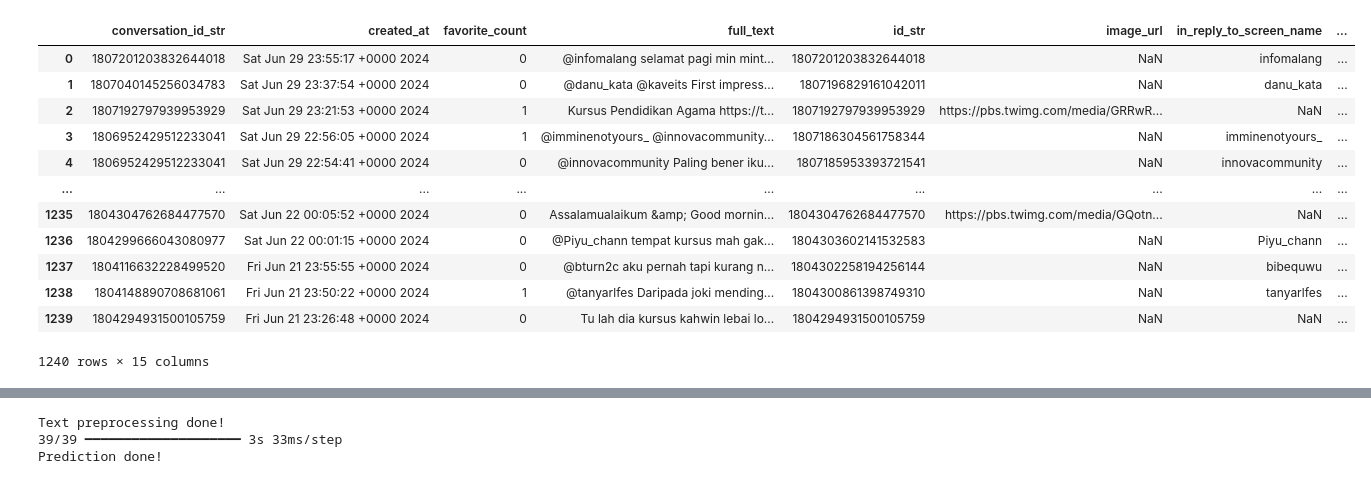
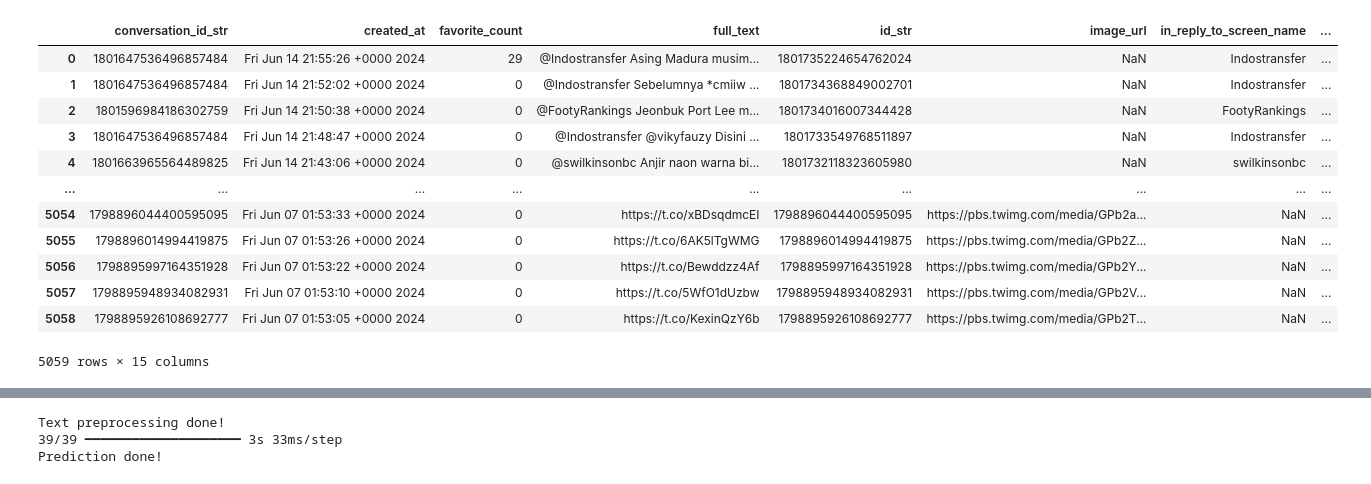
Before and after one commit to rissopanji/KLASIFIKASI-EMOSI, a Jupyter notebook: 08. Evaluasi Pola (Pattern Evaluation)/bilstm.ipynb, the cells around one changed output, grey strips where cells are left out. Cells and saved outputs as stored; diff of their text form; code cells hidden in the pictures.

```diff
--- a/08. Evaluasi Pola (Pattern Evaluation)/bilstm.ipynb
+++ b/08. Evaluasi Pola (Pattern Evaluation)/bilstm.ipynb
@@ -1,23 +1,23 @@
 # %%
 import pandas as pd
 
-file_path = '../08. Evaluasi Pola (Pattern Evaluation)/Dataset/kursus.csv'
+file_path = '../08. Evaluasi Pola (Pattern Evaluation)/Dataset/persib.csv'
 
 data = pd.read_csv(file_path)
 
 data
 # %% [output]
 |  | conversation_id_str | created_at | favorite_count | full_text | id_str | image_url | in_reply_to_screen_name | ... |
-| 0 | 1807201203832644018 | Sat Jun 29 23:55:17 +0000 2024 | 0 | @infomalang selamat pagi min mint... | 1807201203832644018 | NaN | infomalang | ... |
-| 1 | 1807040145256034783 | Sat Jun 29 23:37:54 +0000 2024 | 0 | @danu_kata @kaveits First impress... | 1807196829161042011 | NaN | danu_kata | ... |
-| 2 | 1807192797939953929 | Sat Jun 29 23:21:53 +0000 2024 | 1 | Kursus Pendidikan Agama https://t... | 1807192797939953929 | https://pbs.twimg.com/media/GRRwR... | NaN | ... |
-| 3 | 1806952429512233041 | Sat Jun 29 22:56:05 +0000 2024 | 1 | @imminenotyours_ @innovacommunity... | 1807186304561758344 | NaN | imminenotyours_ | ... |
-| 4 | 1806952429512233041 | Sat Jun 29 22:54:41 +0000 2024 | 0 | @innovacommunity Paling bener iku... | 1807185953393721541 | NaN | innovacommunity | ... |
+| 0 | 1801647536496857484 | Fri Jun 14 21:55:26 +0000 2024 | 29 | @Indostransfer Asing Madura musim... | 1801735224654762024 | NaN | Indostransfer | ... |
+| 1 | 1801647536496857484 | Fri Jun 14 21:52:02 +0000 2024 | 0 | @Indostransfer Sebelumnya *cmiiw ... | 1801734368849002701 | NaN | Indostransfer | ... |
+| 2 | 1801596984186302759 | Fri Jun 14 21:50:38 +0000 2024 | 0 | @FootyRankings Jeonbuk Port Lee m... | 1801734016007344428 | NaN | FootyRankings | ... |
+| 3 | 1801647536496857484 | Fri Jun 14 21:48:47 +0000 2024 | 0 | @Indostransfer @vikyfauzy Disini ... | 1801733549768511897 | NaN | Indostransfer | ... |
+| 4 | 1801663965564489825 | Fri Jun 14 21:43:06 +0000 2024 | 0 | @swilkinsonbc Anjir naon warna bi... | 1801732118323605980 | NaN | swilkinsonbc | ... |
 | ... | ... | ... | ... | ... | ... | ... | ... | ... |
-| 1235 | 1804304762684477570 | Sat Jun 22 00:05:52 +0000 2024 | 0 | Assalamualaikum &amp; Good mornin... | 1804304762684477570 | https://pbs.twimg.com/media/GQotn... | NaN | ... |
-| 1236 | 1804299666043080977 | Sat Jun 22 00:01:15 +0000 2024 | 0 | @Piyu_chann tempat kursus mah gak... | 1804303602141532583 | NaN | Piyu_chann | ... |
-| 1237 | 1804116632228499520 | Fri Jun 21 23:55:55 +0000 2024 | 0 | @bturn2c aku pernah tapi kurang n... | 1804302258194256144 | NaN | bibequwu | ... |
-| 1238 | 1804148890708681061 | Fri Jun 21 23:50:22 +0000 2024 | 1 | @tanyarlfes Daripada joki mending... | 1804300861398749310 | NaN | tanyarlfes | ... |
-| 1239 | 1804294931500105759 | Fri Jun 21 23:26:48 +0000 2024 | 0 | Tu lah dia kursus kahwin lebai lo... | 1804294931500105759 | NaN | NaN | ... |
+| 5054 | 1798896044400595095 | Fri Jun 07 01:53:33 +0000 2024 | 0 | https://t.co/xBDsqdmcEI | 1798896044400595095 | https://pbs.twimg.com/media/GPb2a... | NaN | ... |
+| 5055 | 1798896014994419875 | Fri Jun 07 01:53:26 +0000 2024 | 0 | https://t.co/6AK5lTgWMG | 1798896014994419875 | https://pbs.twimg.com/media/GPb2Z... | NaN | ... |
+| 5056 | 1798895997164351928 | Fri Jun 07 01:53:22 +0000 2024 | 0 | https://t.co/Bewddzz4Af | 1798895997164351928 | https://pbs.twimg.com/media/GPb2Y... | NaN | ... |
+| 5057 | 1798895948934082931 | Fri Jun 07 01:53:10 +0000 2024 | 0 | https://t.co/5WfO1dUzbw | 1798895948934082931 | https://pbs.twimg.com/media/GPb2V... | NaN | ... |
+| 5058 | 1798895926108692777 | Fri Jun 07 01:53:05 +0000 2024 | 0 | https://t.co/KexinQzY6b | 1798895926108692777 | https://pbs.twimg.com/media/GPb2T... | NaN | ... |
-1240 rows × 15 columns
+5059 rows × 15 columns
 # %%
```
Also changed, not shown: parts of 2 cells of this notebook, 15 other files.
